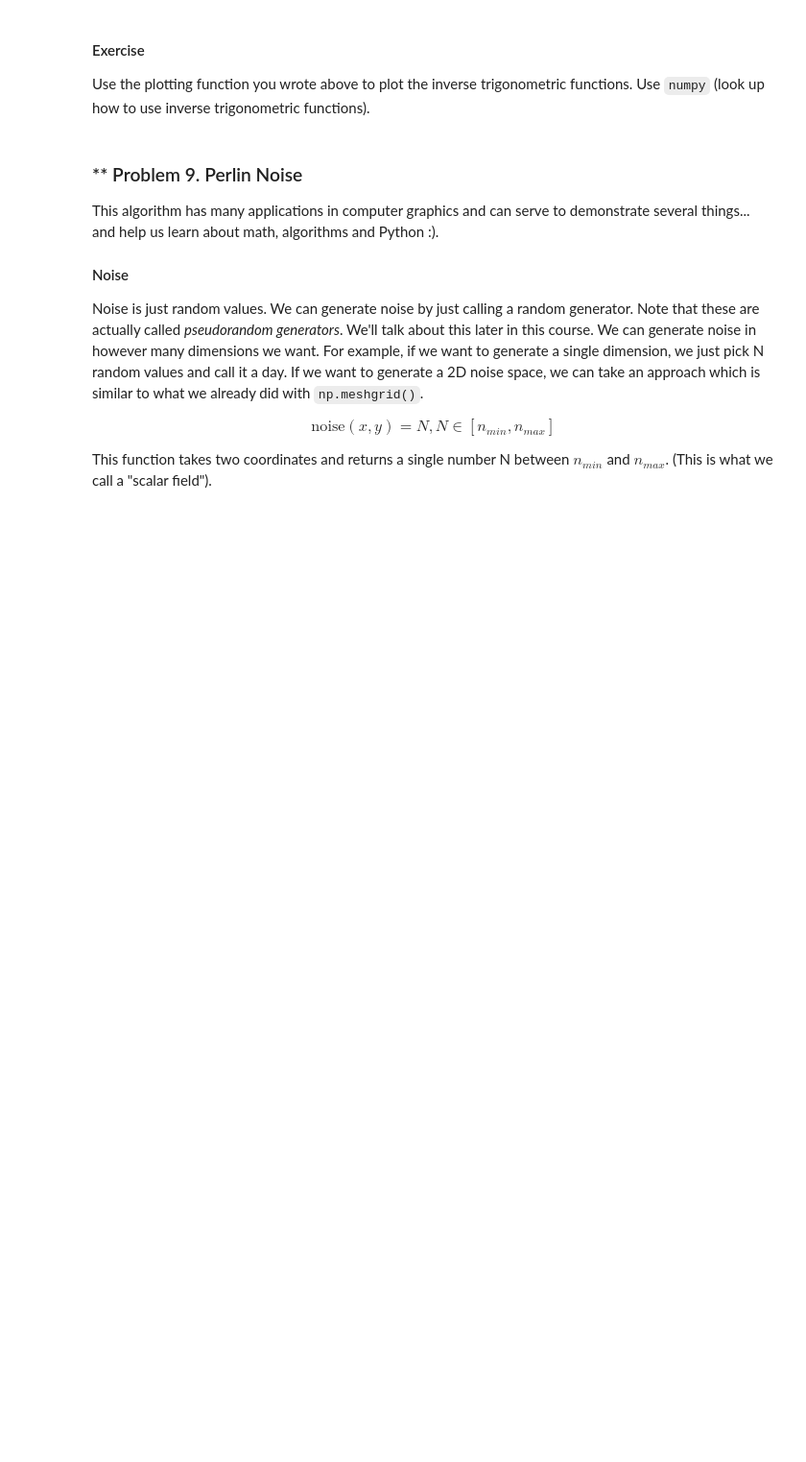
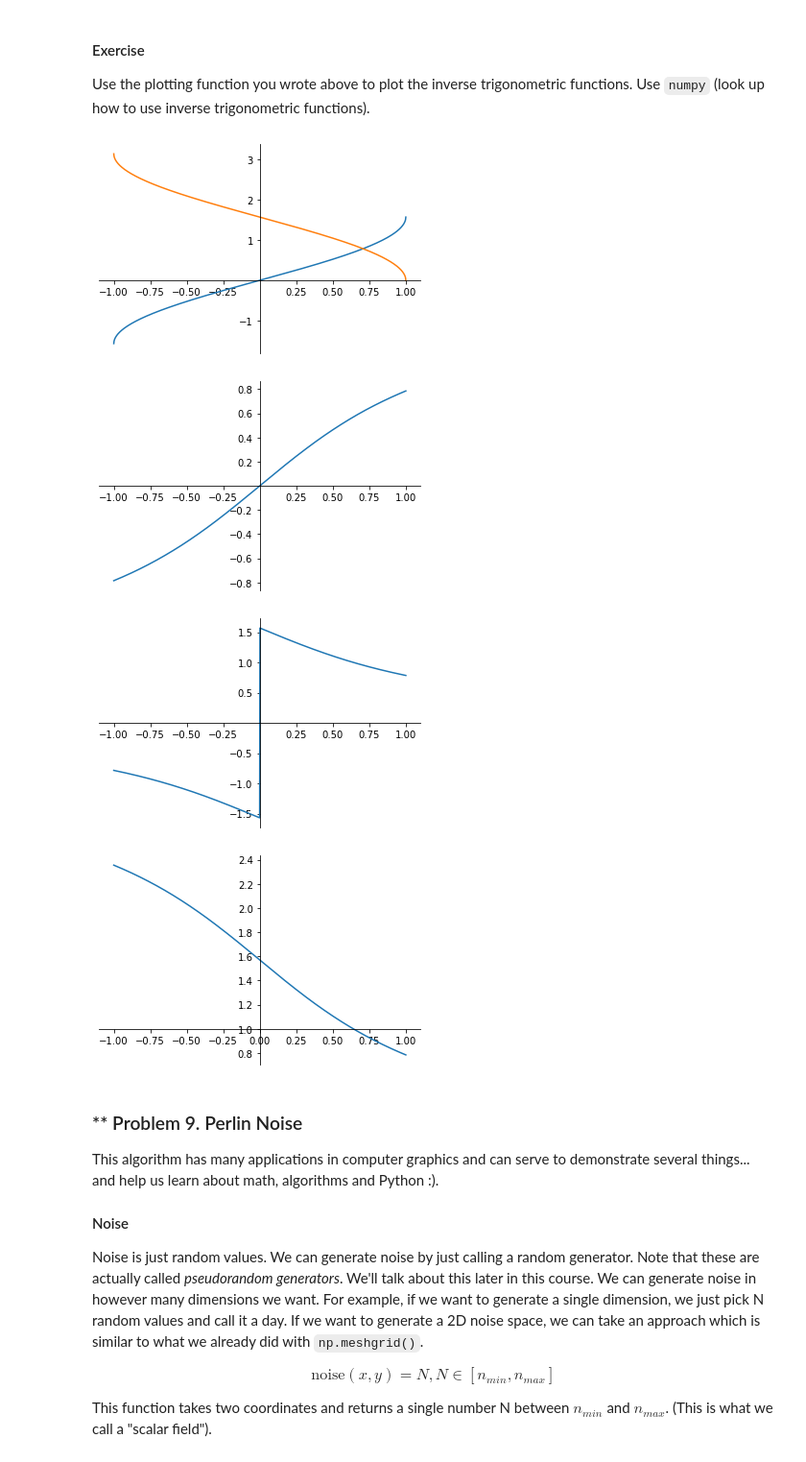
Before and after one commit to tankishev/Python, a Jupyter notebook: Math/High School Math/High-School Maths Exercise.ipynb, the cells around one changed output. Shown: that part at 96% size. Cells and saved outputs as stored; diff of their text form; code cells hidden in the pictures; blank space fills up the shorter version.

```diff
--- a/Math/High School Math/High-School Maths Exercise.ipynb
+++ b/Math/High School Math/High-School Maths Exercise.ipynb
@@ -519,3 +603,15 @@ Use the plotting function you wrote above to plot the inverse trigonometric func
+# %%
+# Write your code here
+plot_math_functions([lambda x: np.arcsin(x), lambda x: np.arccos(x)], -1, 1, 1000)
+plot_math_functions(lambda x: np.arctan(x), -1, 1, 1000)
+
+plot_math_functions(lambda x: np.arctan(1 / x), -1, 1, 1000)
+plot_math_functions(lambda x: (3.14 / 2) - np.arctan(x), -1, 1, 1000)
+# %% [output]
+[figure, added]
+[figure, added]
+[figure, added]
+[figure, added]
 # %% [markdown]
 ### ** Problem 9. Perlin Noise
 This algorithm has many applications in computer graphics and can serve to demonstrate several things... and help us learn about math, algorithms and Python :).
```
Also changed, not shown: parts of 19 cells of this notebook, 7 other files.
